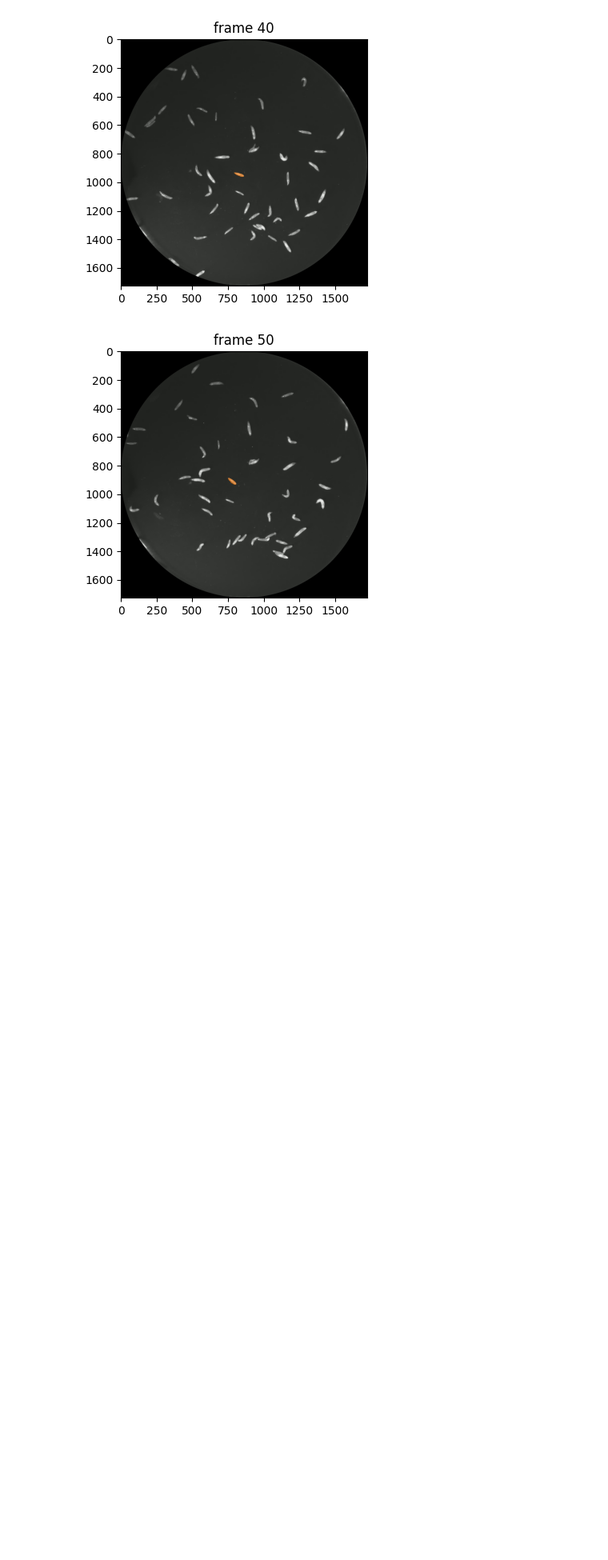
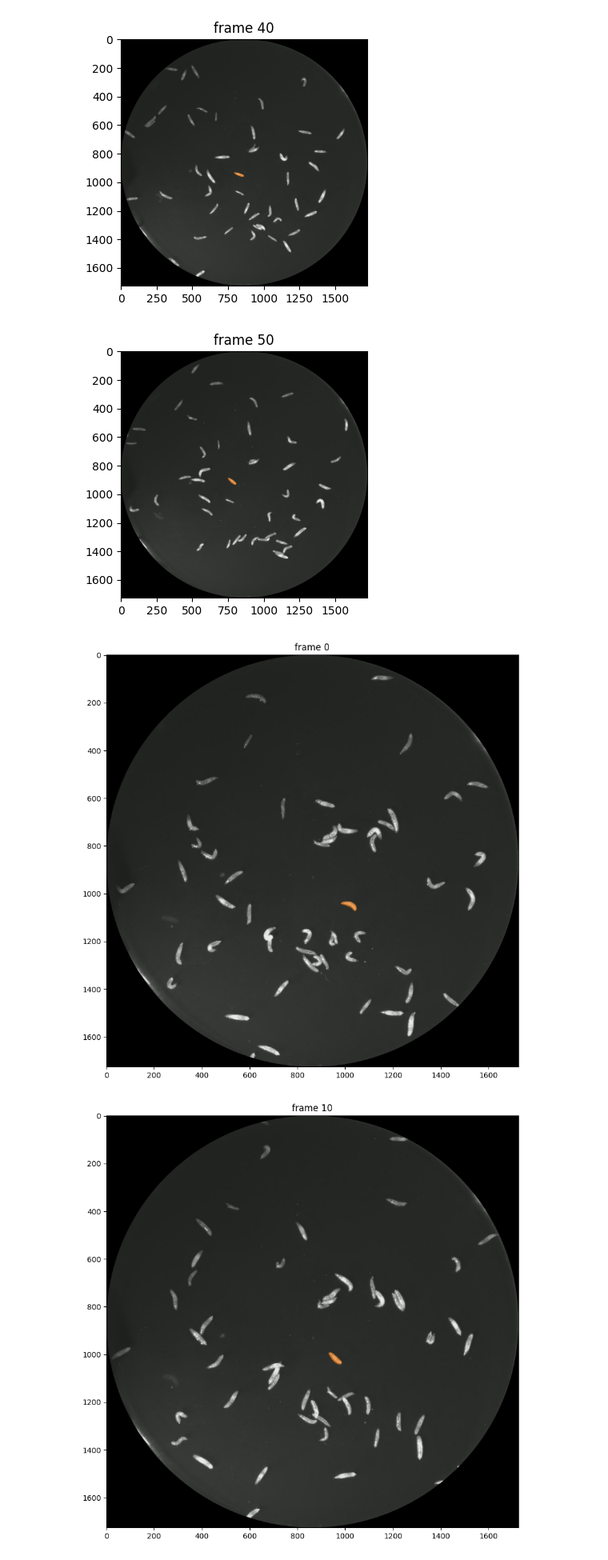
Before and after one commit to caglayantuna/tracking, a Jupyter notebook: video_predictor_example_2.ipynb, the cells around one changed output. Shown at 80% size. Cells and saved outputs as stored; diff of their text form; code cells hidden in the pictures; blank space fills up the shorter version.

```diff
--- a/video_predictor_example_2.ipynb
+++ b/video_predictor_example_2.ipynb
@@ -196,3 +196,16 @@ for out_frame_idx in range(0, len(frame_names), vis_frame_stride):
 [figure]
 [figure]
 [figure]
+# %%
+# render the segmentation results every few frames
+vis_frame_stride = 10
+plt.close("all")
+for out_frame_idx in range(0, len(frame_names), vis_frame_stride):
+    plt.figure(figsize=(15, 10))
+    plt.title(f"frame {out_frame_idx}")
+    plt.imshow(Image.open(os.path.join(video_dir, frame_names[out_frame_idx])))
+    for out_obj_id, out_mask in video_segments[out_frame_idx].items():
+        show_mask(out_mask, plt.gca(), obj_id=out_obj_id)
+# %% [output]
+[figure, added]
+[figure, added]
```
Also changed, not shown: parts of 1 cell of this notebook.
